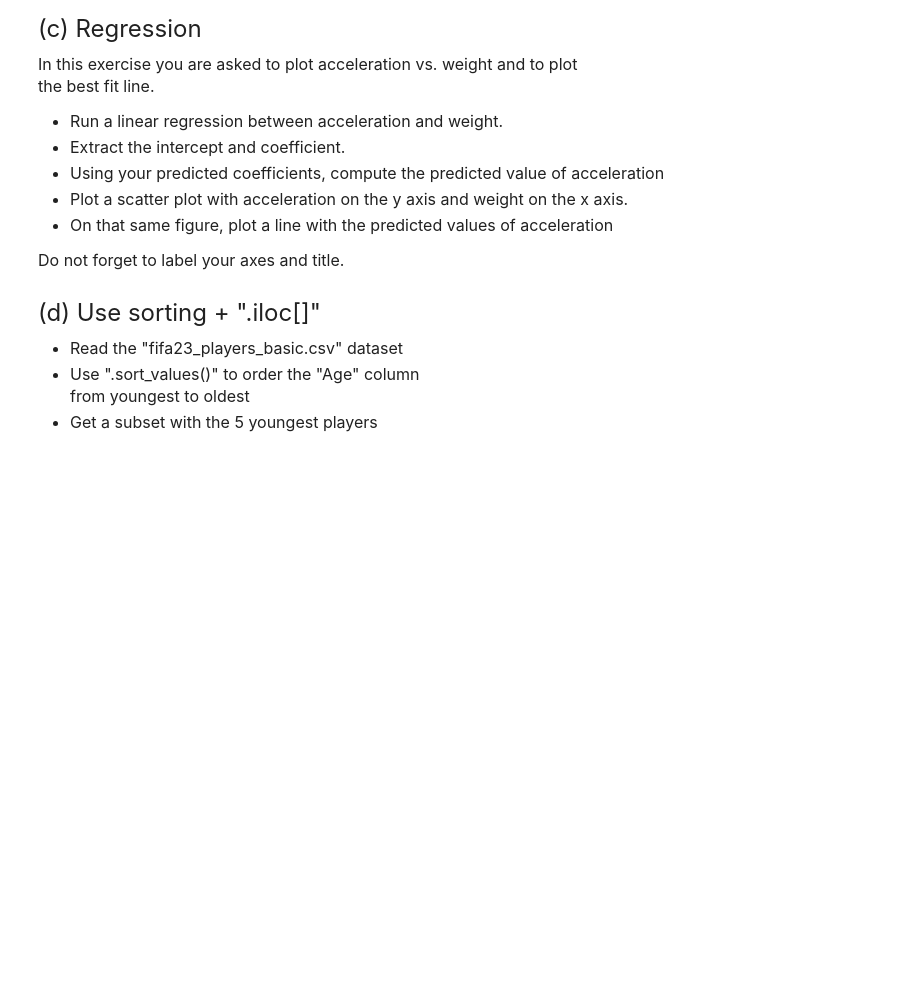
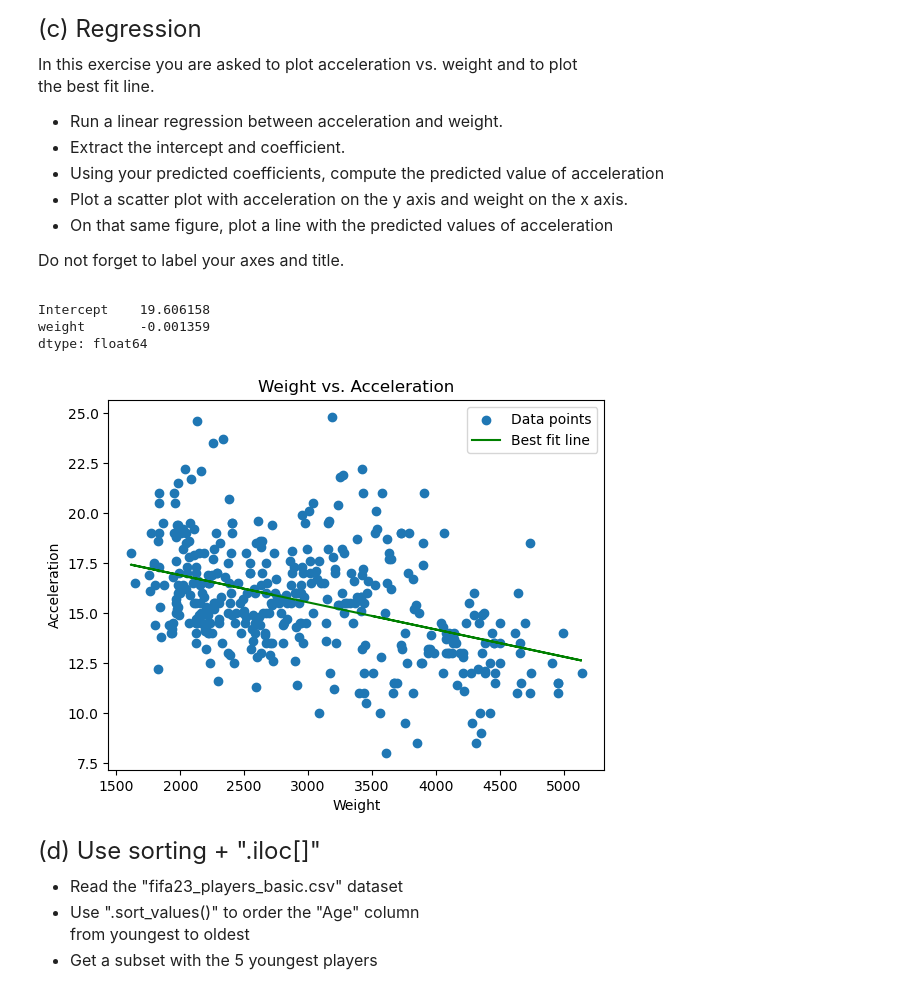
Before and after one commit to elizabethshin/qtm151spring2024, a Jupyter notebook: Assignments/assignment6/assignment6.ipynb, the cells around one changed output. Cells and saved outputs as stored; diff of their text form; code cells hidden in the pictures; blank space fills up the shorter version.

```diff
--- a/Assignments/assignment6/assignment6.ipynb
+++ b/Assignments/assignment6/assignment6.ipynb
@@ -69,0 +70,15 @@ pd.read_csv("features")
+# %%
+# Write your answer here:
+
+df = pd.read_csv("Data/features.csv")
+
+threshold = 3000
+
+weight_above_t = df.query("weight > @threshold")
+weight_below_t = df.query("weight <= @threshold")
+
+mean_weight_above_t = weight_above_t['acceleration'].mean()
+mean_weight_below_t = weight_below_t['acceleration'].mean()
+
+print(mean_weight_above_t)
+print(mean_weight_below_t)
@@ -89,3 +105,27 @@ Do not forget to label your axes and title.
+# %%
+# Write your answer here:
+
+model = smf.ols(formula = 'acceleration ~ weight', data = df)
+results = model.fit()
+
+b_list = results.params
+print(b_list)
+
+df["p_estimated"] = b_list[0]+b_list[1] * df["weight"]
+
+plt.scatter(x = df["weight"], y = df["acceleration"])
+plt.plot(df["weight"],df["p_estimated"], color = 'green')
+
+plt.xlabel("Weight")
+plt.ylabel("Acceleration")
+plt.legend(labels = ["Data points", "Best fit line"])
+plt.title("Weight vs. Acceleration")
+plt.show()
+# %% [output]
+Intercept    19.606158
+weight       -0.001359
+dtype: float64
+[figure, added]
 # %% [markdown]
 <font size = "5">
 
```
Also changed, not shown: parts of 9 cells of this notebook, 6 other files.
